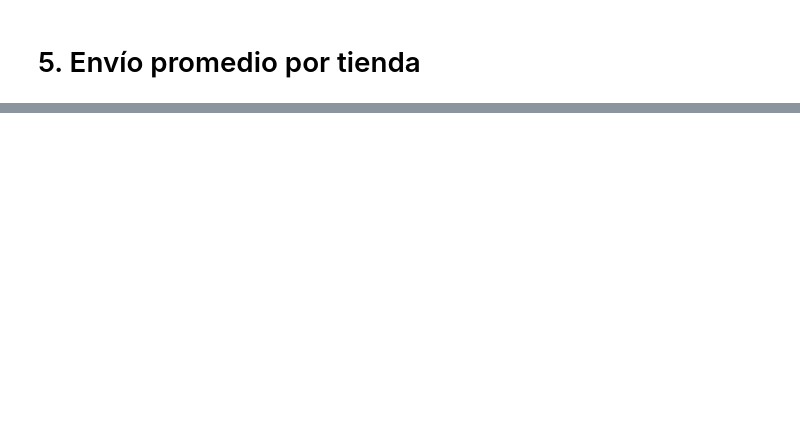
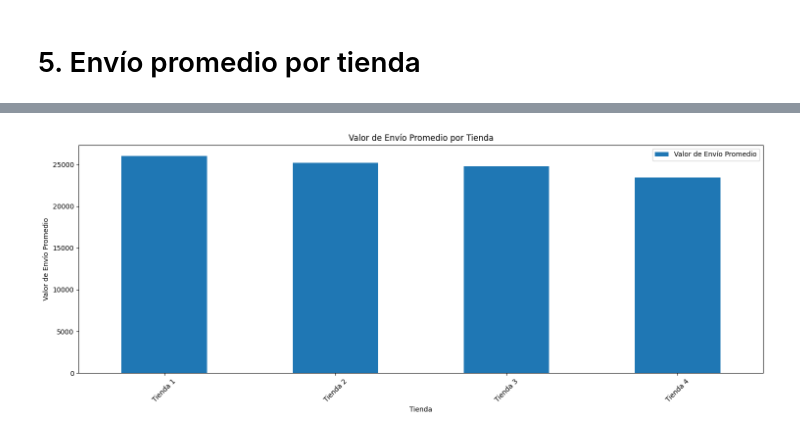
Before and after one commit to patinohoyosgisell/Challenge-Alura-Store, a Jupyter notebook: AluraStoreLatam.ipynb, the cells around one changed output, grey strips where cells are left out. Saved outputs shown, nothing was run; the diff lists cells and outputs as text; code cells hidden in the pictures; blank space fills up the shorter version.

```diff
--- a/AluraStoreLatam.ipynb
+++ b/AluraStoreLatam.ipynb
@@ -245,0 +360,25 @@ for nombre_tienda, tienda in tiendas.items():
+# %%
+import matplotlib.pyplot as plt
+import pandas as pd
+
+tiendas = {'Tienda 1': tienda1, 'Tienda 2': tienda2, 'Tienda 3': tienda3, 'Tienda 4': tienda4}
+
+# Diccionario para almacenar el valor de envío promedio de cada tienda
+valor_envio_promedio = {}
+
+for nombre_tienda, tienda in tiendas.items():
+    valor_envio_promedio[nombre_tienda] = tienda['Costo de envío'].mean()
+
+# Crear un DataFrame a partir del diccionario
+df_envio = pd.DataFrame.from_dict(valor_envio_promedio, orient='index', columns=['Valor de Envío Promedio'])
+
+# Crear el gráfico de barras
+df_envio.plot(kind='bar', figsize=(15, 6), width=0.5)
+plt.title('Valor de Envío Promedio por Tienda')
+plt.xlabel('Tienda')
+plt.ylabel('Valor de Envío Promedio')
+plt.xticks(rotation=45)
+plt.tight_layout()
+plt.show()
+# %% [output]
+[figure, added]
```
Also changed, not shown: parts of 7 cells of this notebook.
